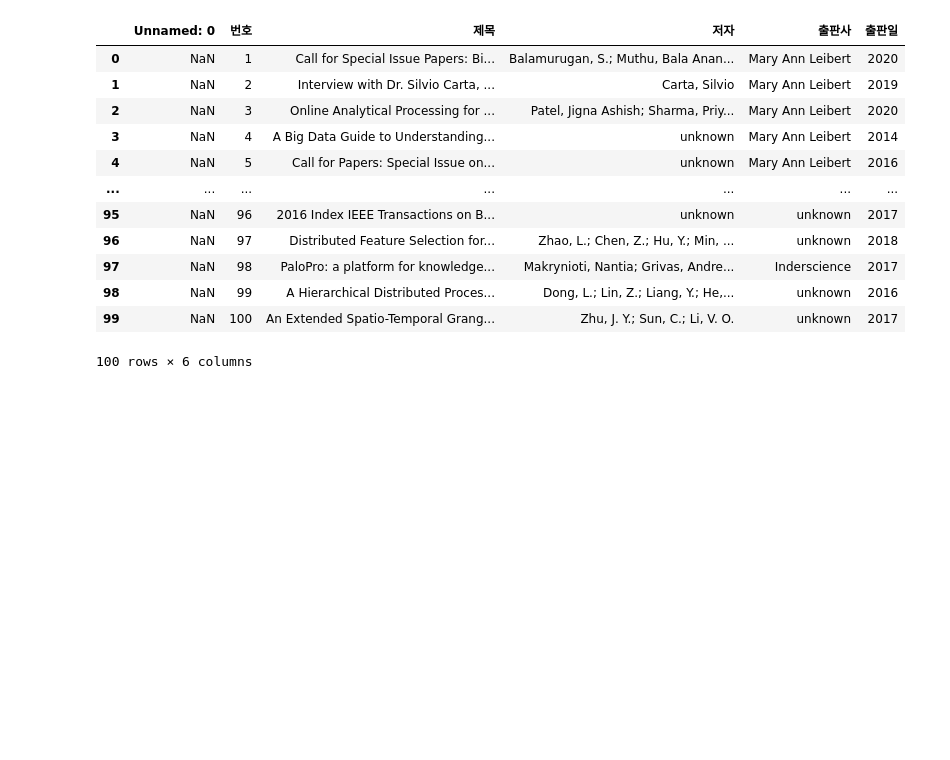
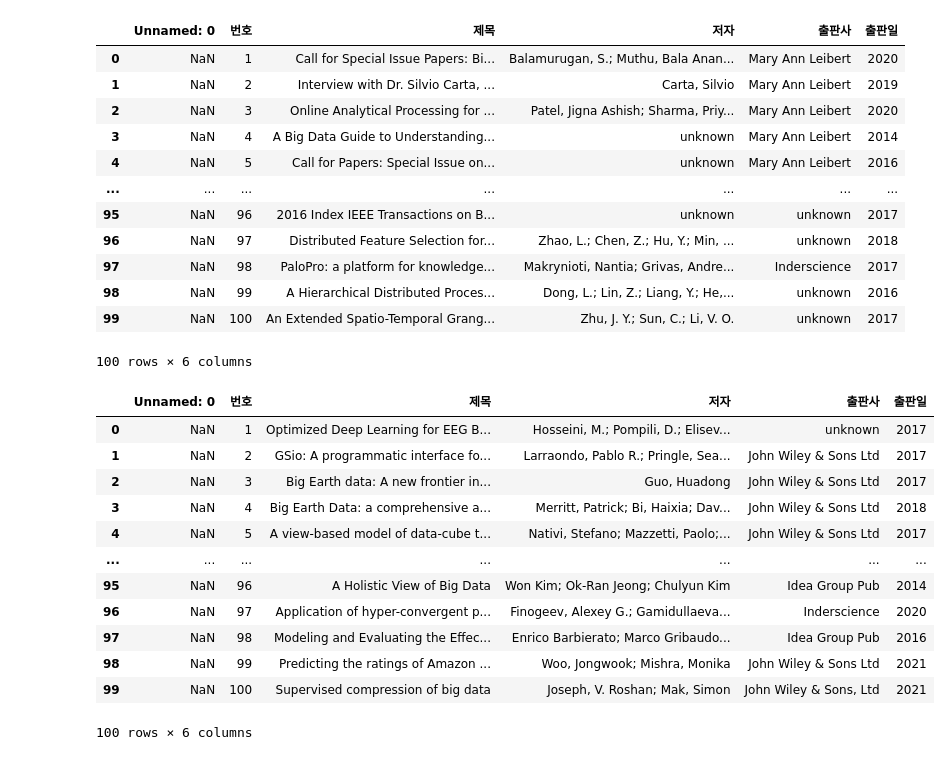
Before and after one commit to bank2014/Python_Datamining, a Jupyter notebook: 8장 영어단어분석.ipynb, the cells around one changed output. Cells and saved outputs as stored; diff of their text form; code cells hidden in the pictures; blank space fills up the shorter version.

```diff
--- a/8장 영어단어분석.ipynb
+++ b/8장 영어단어분석.ipynb
@@ -93,3 +111,19 @@ all_files_data[0] #작업 내용 확인
 | 98 | NaN | 99 | A Hierarchical Distributed Proces... | Dong, L.; Lin, Z.; Liang, Y.; He,... | unknown | 2016 |
 | 99 | NaN | 100 | An Extended Spatio-Temporal Grang... | Zhu, J. Y.; Sun, C.; Li, V. O. | unknown | 2017 |
 100 rows × 6 columns
+# %%
+all_files_data[1]
+# %% [output]
+|  | Unnamed: 0 | 번호 | 제목 | 저자 | 출판사 | 출판일 |
+| 0 | NaN | 1 | Optimized Deep Learning for EEG B... | Hosseini, M.; Pompili, D.; Elisev... | unknown | 2017 |
+| 1 | NaN | 2 | GSio: A programmatic interface fo... | Larraondo, Pablo R.; Pringle, Sea... | John Wiley & Sons Ltd | 2017 |
+| 2 | NaN | 3 | Big Earth data: A new frontier in... | Guo, Huadong | John Wiley & Sons Ltd | 2017 |
+| 3 | NaN | 4 | Big Earth Data: a comprehensive a... | Merritt, Patrick; Bi, Haixia; Dav... | John Wiley & Sons Ltd | 2018 |
+| 4 | NaN | 5 | A view-based model of data-cube t... | Nativi, Stefano; Mazzetti, Paolo;... | John Wiley & Sons Ltd | 2017 |
+| ... | ... | ... | ... | ... | ... | ... |
+| 95 | NaN | 96 | A Holistic View of Big Data | Won Kim; Ok-Ran Jeong; Chulyun Kim | Idea Group Pub | 2014 |
+| 96 | NaN | 97 | Application of hyper-convergent p... | Finogeev, Alexey G.; Gamidullaeva... | Inderscience | 2020 |
+| 97 | NaN | 98 | Modeling and Evaluating the Effec... | Enrico Barbierato; Marco Gribaudo... | Idea Group Pub | 2016 |
+| 98 | NaN | 99 | Predicting the ratings of Amazon ... | Woo, Jongwook; Mishra, Monika | John Wiley & Sons Ltd | 2021 |
+| 99 | NaN | 100 | Supervised compression of big data | Joseph, V. Roshan; Mak, Simon | John Wiley & Sons, Ltd | 2021 |
+100 rows × 6 columns
```
Also changed, not shown: parts of 13 cells of this notebook, 2 other files.
